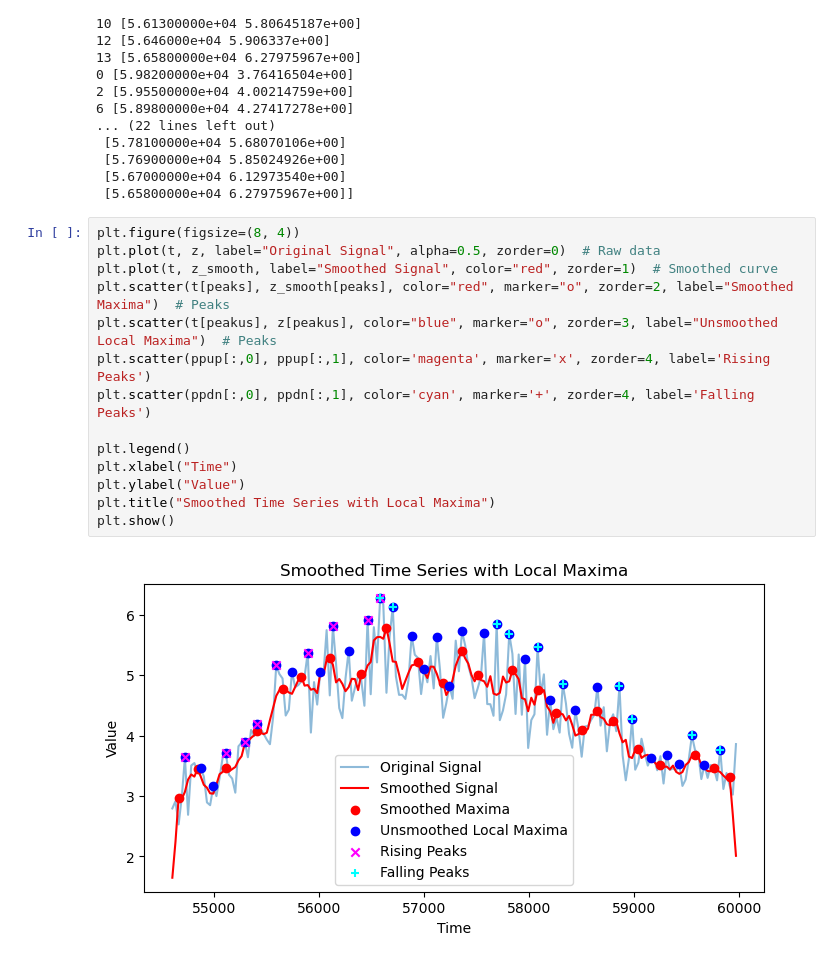
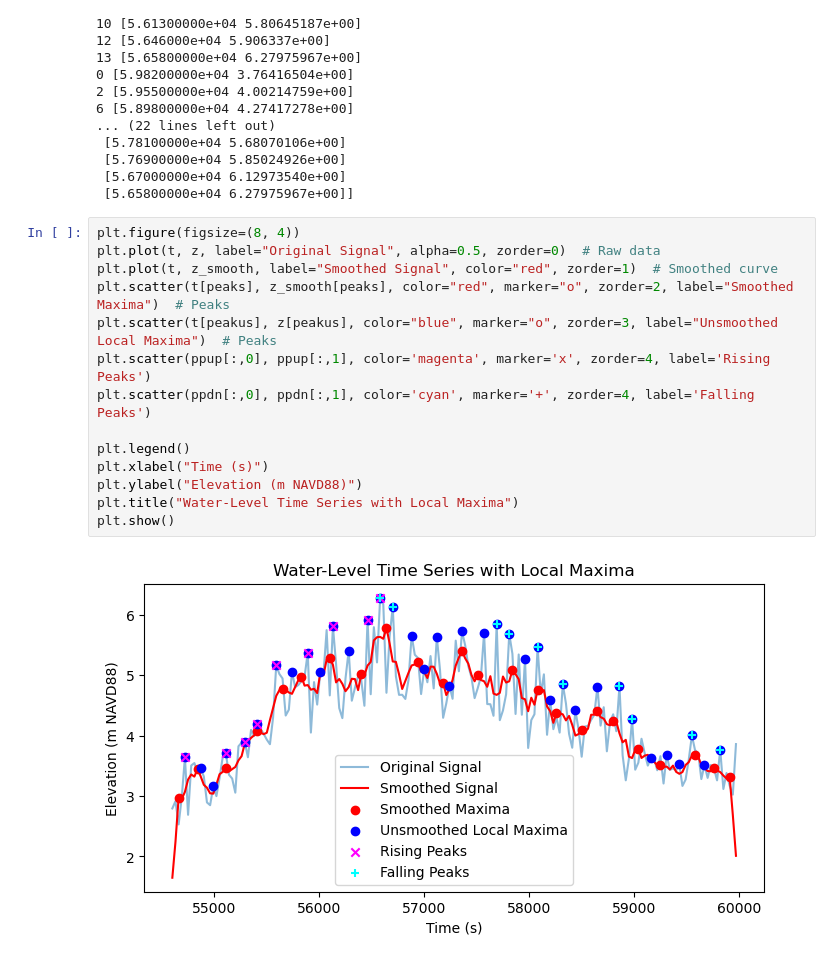
Before and after one commit to csherwood-usgs/NOPP_comparison, a Jupyter notebook: hwm.ipynb, the cells around one changed output. Cells and saved outputs as stored; diff of their text form.

```diff
--- a/hwm.ipynb
+++ b/hwm.ipynb
@@ -252,19 +257,19 @@ print('ppdn:',ppdn)
 # %%
 plt.figure(figsize=(8, 4))
 plt.plot(t, z, label="Original Signal", alpha=0.5, zorder=0)  # Raw data
 plt.plot(t, z_smooth, label="Smoothed Signal", color="red", zorder=1)  # Smoothed curve
 plt.scatter(t[peaks], z_smooth[peaks], color="red", marker="o", zorder=2, label="Smoothed Maxima")  # Peaks
 plt.scatter(t[peakus], z[peakus], color="blue", marker="o", zorder=3, label="Unsmoothed Local Maxima")  # Peaks
 plt.scatter(ppup[:,0], ppup[:,1], color='magenta', marker='x', zorder=4, label='Rising Peaks')
 plt.scatter(ppdn[:,0], ppdn[:,1], color='cyan', marker='+', zorder=4, label='Falling Peaks')
 
 plt.legend()
-plt.xlabel("Time")
-plt.ylabel("Value")
-plt.title("Smoothed Time Series with Local Maxima")
+plt.xlabel("Time (s)")
+plt.ylabel("Elevation (m NAVD88)")
+plt.title("Water-Level Time Series with Local Maxima")
 plt.show()
 # %% [output]
-[figure, old version]
+[figure, new version]
 # %%
 plt.plot( -3*np.ones_like(ppup), ppup,'xm' )
 plt.plot( -2*np.ones_like(pup), pup,'ob' )
```
Also changed, not shown: parts of 6 cells of this notebook.
